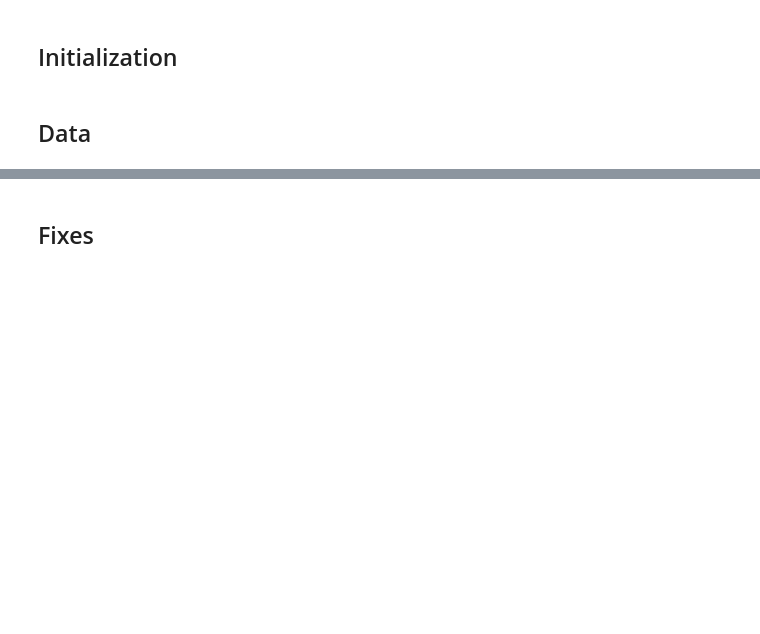
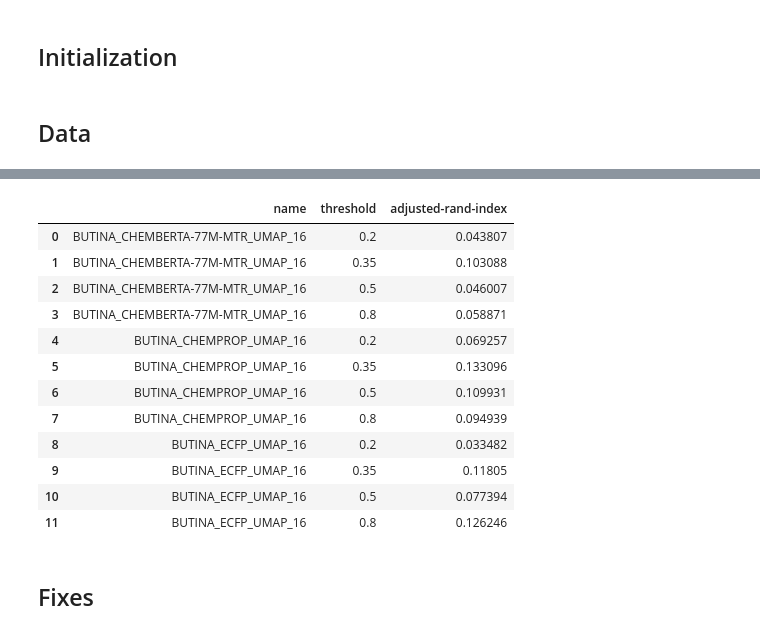
Before and after one commit to ilkersigirci/thesis-work, a Jupyter notebook: notebooks/thesis_figures.ipynb, the cells around one changed output, grey strips where cells are left out. Drawn from its saved outputs; the diff is of its cells as text; code cells hidden in the pictures; blank space fills up the shorter version.

```diff
--- a/notebooks/thesis_figures.ipynb
+++ b/notebooks/thesis_figures.ipynb
@@ -112,3 +136,65 @@ result["name"].value_counts()
+# %%
+### BUTINA
+
+# Create a dataframe with threshold, silhouette and name columns.
+# Name column values are BUTINA_CHEMBERTA-77M-MTR_UMAP_16 , BUTINA_CHEMPROP_UMAP_16, BUTINA_ECFP_UMAP_16
+# Threshold values are 0.2, 0.35, 0.5, 0.8
+# Silhouette values are random in range -0.2 and 0
+
+import pandas as pd
+import numpy as np
+
+# seed = 42
+# seed = 43
+
+# seed = 44
+# seed = 45
+# seed = 46
+# seed = 47
+# seed = 48
+
+
+np.random.seed(seed)
+
+# Define the column names
+columns = ["name", "threshold", metric]
+
+# Define the clustering method names
+methods = ["BUTINA_CHEMBERTA-77M-MTR_UMAP_16", "BUTINA_CHEMPROP_UMAP_16", "BUTINA_ECFP_UMAP_16"]
+
+# Define the threshold values
+thresholds = [0.2, 0.35, 0.5, 0.8]
+
+# Define the number of rows
+n_rows = len(methods) * len(thresholds)
+
+# Create an empty DataFrame
+result = pd.DataFrame(index=np.arange(n_rows), columns=columns)
+
+# Populate the DataFrame with the clustering results
+row = 0
+for method in methods:
+    for threshold in thresholds:
+        # silhouette = np.random.uniform(-0.2, 0)
+        silhouette = np.random.uniform(0.01, 0.1)
+        result.loc[row] = [method, threshold, silhouette]
+        row += 1
+
+result
+# %% [output]
+|  | name | threshold | adjusted-rand-index |
+| 0 | BUTINA_CHEMBERTA-77M-MTR_UMAP_16 | 0.2 | 0.043807 |
+| 1 | BUTINA_CHEMBERTA-77M-MTR_UMAP_16 | 0.35 | 0.103088 |
+| 2 | BUTINA_CHEMBERTA-77M-MTR_UMAP_16 | 0.5 | 0.046007 |
+| 3 | BUTINA_CHEMBERTA-77M-MTR_UMAP_16 | 0.8 | 0.058871 |
+| 4 | BUTINA_CHEMPROP_UMAP_16 | 0.2 | 0.069257 |
+| 5 | BUTINA_CHEMPROP_UMAP_16 | 0.35 | 0.133096 |
+| 6 | BUTINA_CHEMPROP_UMAP_16 | 0.5 | 0.109931 |
+| 7 | BUTINA_CHEMPROP_UMAP_16 | 0.8 | 0.094939 |
+| 8 | BUTINA_ECFP_UMAP_16 | 0.2 | 0.033482 |
+| 9 | BUTINA_ECFP_UMAP_16 | 0.35 | 0.11805 |
+| 10 | BUTINA_ECFP_UMAP_16 | 0.5 | 0.077394 |
+| 11 | BUTINA_ECFP_UMAP_16 | 0.8 | 0.126246 |
 # %% [markdown]
 ## Fixes
 # %%
```
Also changed, not shown: parts of 6 cells of this notebook.
